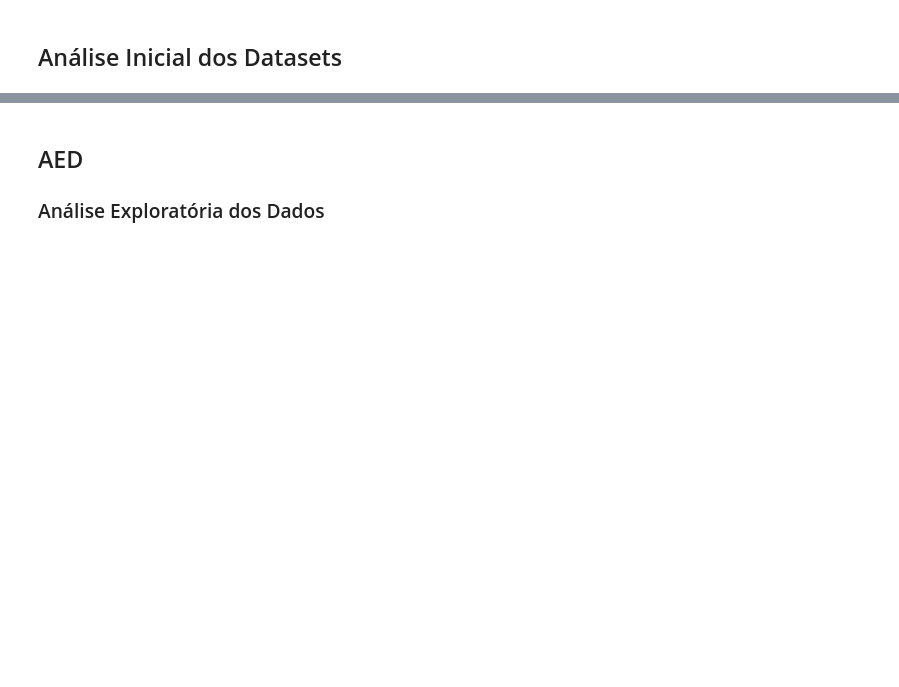
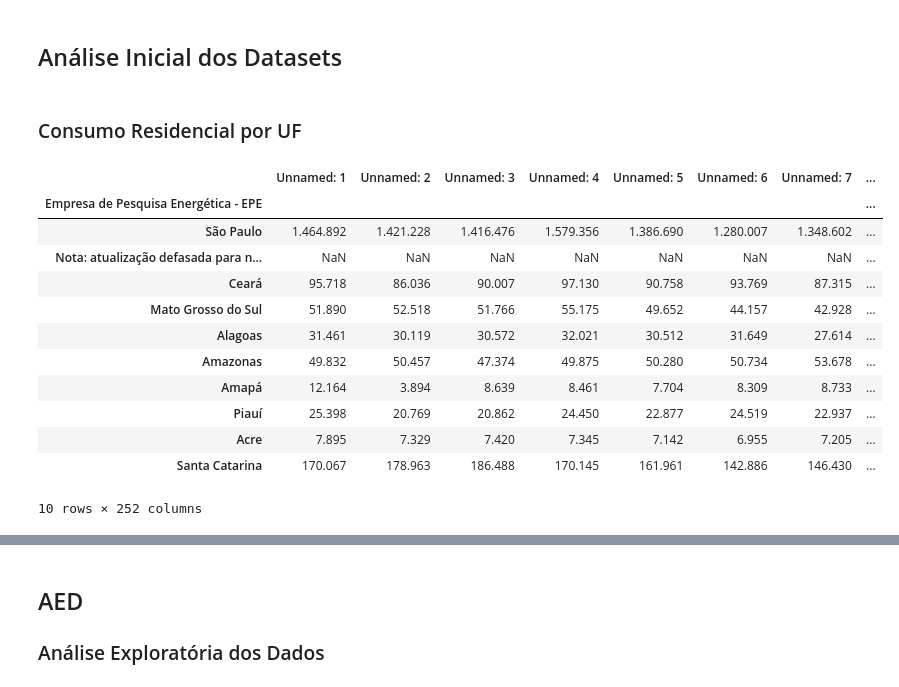
Before and after one commit to PET-Controle-e-Automacao-UESC/contas_de_energia, a Jupyter notebook: src/main.ipynb, the cells around one changed output, grey strips where cells are left out. Cells and saved outputs as stored; diff of their text form; code cells hidden in the pictures; blank space fills up the shorter version.

```diff
--- a/src/main.ipynb
+++ b/src/main.ipynb
@@ -68,2 +66,20 @@ df_residencial_raw = pd.read_csv("./datasets_directory/raw/CONSUMO MENSAL DE ENE
 # %% [markdown]
 ## Análise Inicial dos Datasets
+# %% [markdown]
+### Consumo Residencial por UF
+# %%
+df_residencial_raw.sample(10)
+# %% [output]
+|  | Unnamed: 1 | Unnamed: 2 | Unnamed: 3 | Unnamed: 4 | Unnamed: 5 | Unnamed: 6 | Unnamed: 7 | ... |
+| Empresa de Pesquisa Energética - EPE |  |  |  |  |  |  |  | ... |
+| São Paulo | 1.464.892 | 1.421.228 | 1.416.476 | 1.579.356 | 1.386.690 | 1.280.007 | 1.348.602 | ... |
+| Nota: atualização defasada para n... | NaN | NaN | NaN | NaN | NaN | NaN | NaN | ... |
+| Ceará | 95.718 | 86.036 | 90.007 | 97.130 | 90.758 | 93.769 | 87.315 | ... |
+| Mato Grosso do Sul | 51.890 | 52.518 | 51.766 | 55.175 | 49.652 | 44.157 | 42.928 | ... |
+| Alagoas | 31.461 | 30.119 | 30.572 | 32.021 | 30.512 | 31.649 | 27.614 | ... |
+| Amazonas | 49.832 | 50.457 | 47.374 | 49.875 | 50.280 | 50.734 | 53.678 | ... |
+| Amapá | 12.164 | 3.894 | 8.639 | 8.461 | 7.704 | 8.309 | 8.733 | ... |
+| Piauí | 25.398 | 20.769 | 20.862 | 24.450 | 22.877 | 24.519 | 22.937 | ... |
+| Acre | 7.895 | 7.329 | 7.420 | 7.345 | 7.142 | 6.955 | 7.205 | ... |
+| Santa Catarina | 170.067 | 178.963 | 186.488 | 170.145 | 161.961 | 142.886 | 146.430 | ... |
+10 rows × 252 columns
```
Also changed, not shown: parts of 9 cells of this notebook, 1 other file.
